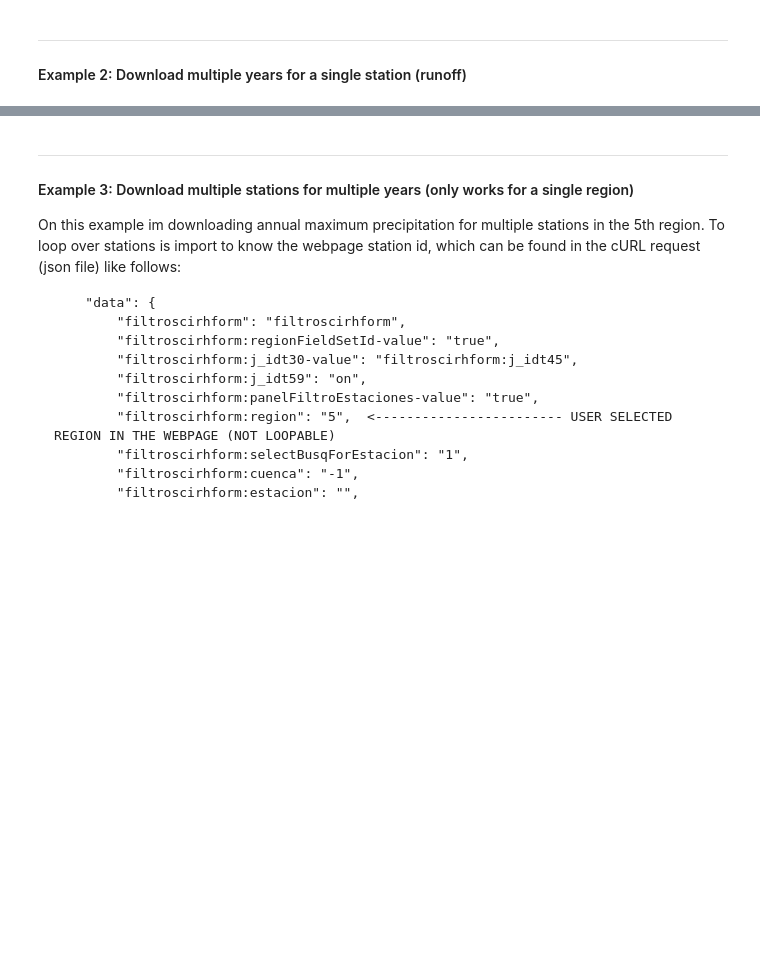
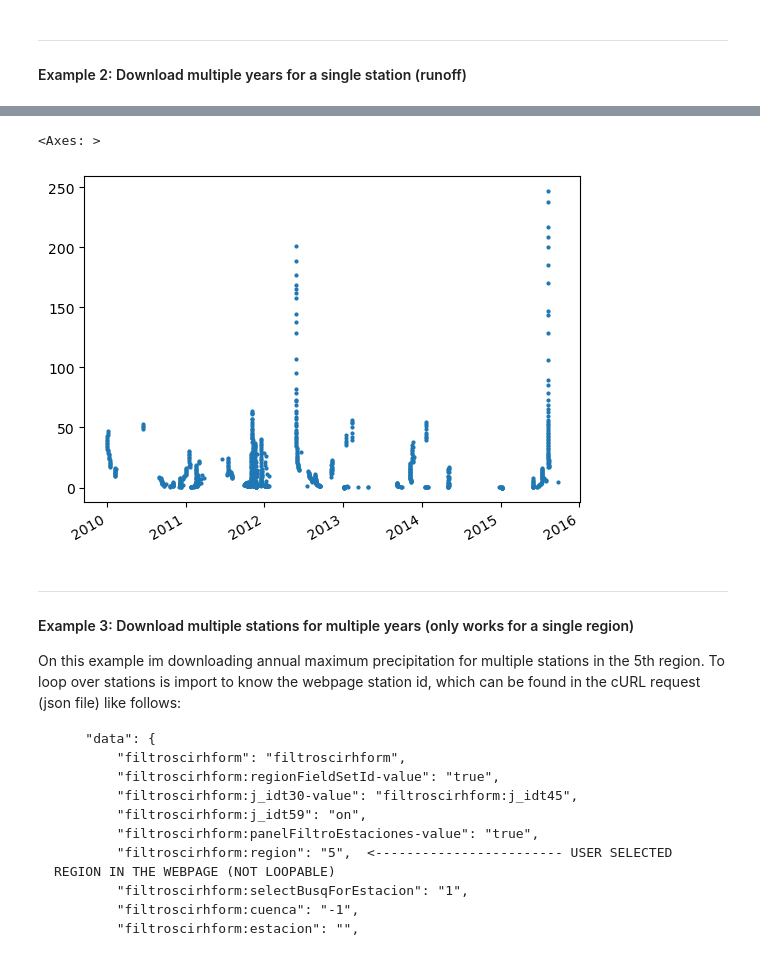
Before and after one commit to lucasglasner/queryDGA, a Jupyter notebook: example.ipynb, the cells around one changed output, grey strips where cells are left out. Saved outputs shown, nothing was run; the diff lists cells and outputs as text; code cells hidden in the pictures; blank space fills up the shorter version.

```diff
--- a/example.ipynb
+++ b/example.ipynb
@@ -115,8 +115,8 @@ for k,yr in tqdm.tqdm(enumerate(years), total=len(years)):
     metadata_gauges.append(mdata)
 
 # Concat data for each year into a single array
-metadata_gauges = pd.concat(metadata_gauges, axis=1)
-qgauges         = pd.concat(qgauges, axis=1)
+metadata_gauges = pd.concat(metadata_gauges, axis=0).drop_duplicates()
+qgauges         = pd.concat(qgauges, axis=0).drop_duplicates()
 qgauges.columns = metadata_gauges.columns
 
 metadata_gauges
@@ -149,3 +148,8 @@ qgauges
+# %%
+qgauges.plot(lw=0, marker='o', markersize=2)
+# %% [output]
+<Axes: >
+[figure, added]
 # %% [markdown]
 ---
 
```
Also changed, not shown: parts of 2 cells of this notebook.
